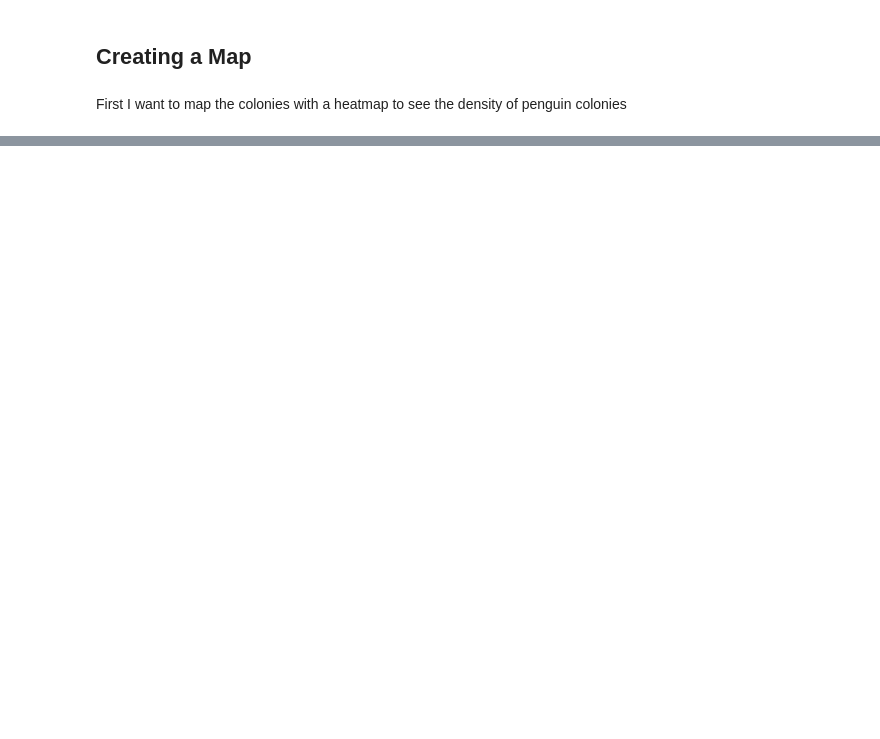
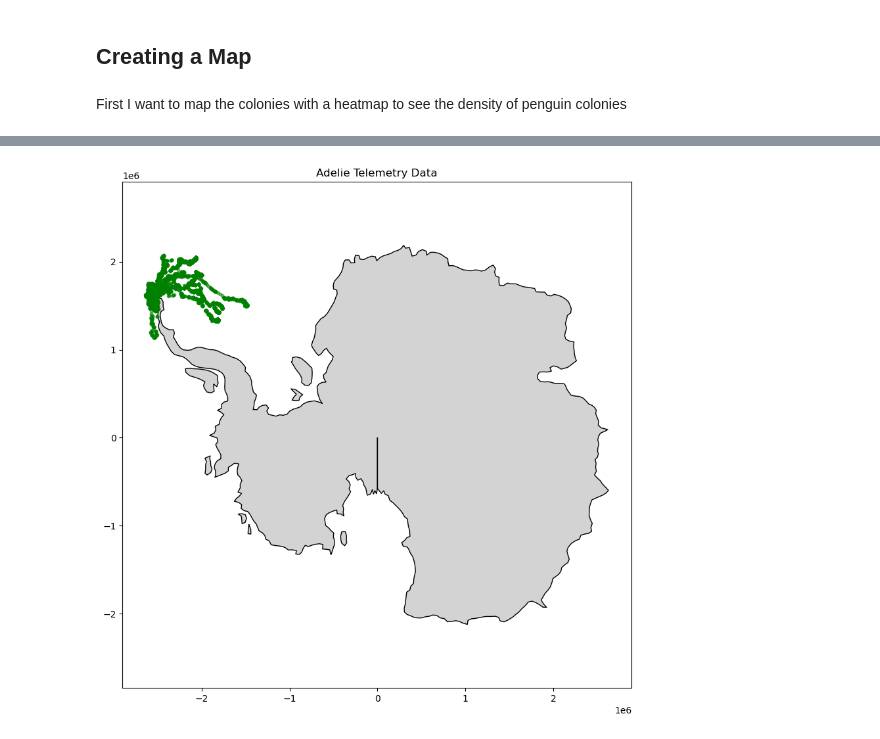
Before and after one commit to MGnified/EDA_antarctic_penguins, a Jupyter notebook: Analysis_and_Mapping.ipynb, the cells around one changed output, grey strips where cells are left out. Drawn from its saved outputs; the diff is of its cells as text; code cells hidden in the pictures; blank space fills up the shorter version.

```diff
--- a/Analysis_and_Mapping.ipynb
+++ b/Analysis_and_Mapping.ipynb
@@ -145,0 +256,16 @@ save_map(o_map, 'o_map.html')
+# %%
+# plotting adelie telemetry
+adelies_gdf.set_crs(epsg=4326, inplace=True)
+adelies_polar = adelies_gdf.to_crs(epsg=3031)
+
+# plotting
+fig, ax = plt.subplots(figsize=(10,10))
+
+antarctica_polar.plot(ax=ax, color='lightgrey', edgecolor='black')
+adelies_polar.plot(ax=ax, color='green', markersize=10, alpha=0.5)
+
+plt.title("Adelie Telemetry Data")
+plt.axis('equal')
+plt.show()
+# %% [output]
+[figure, added]
```
Also changed, not shown: parts of 15 cells of this notebook.
